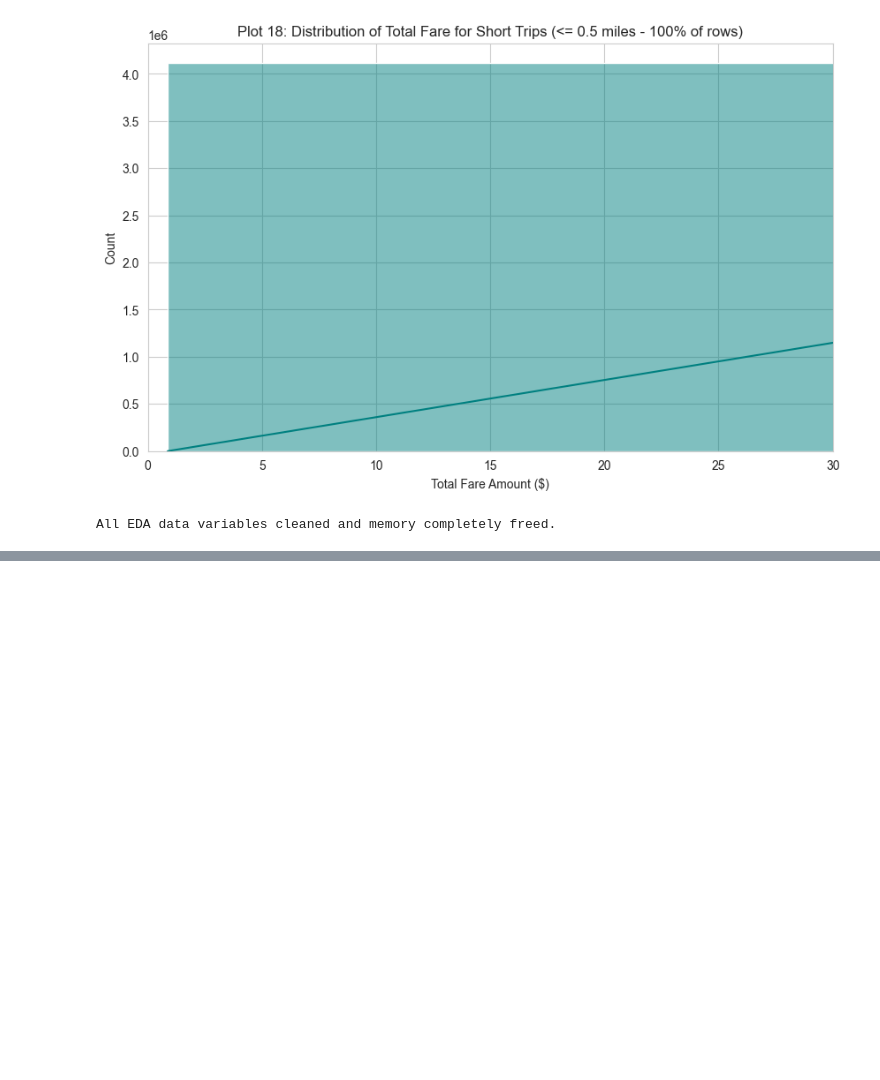
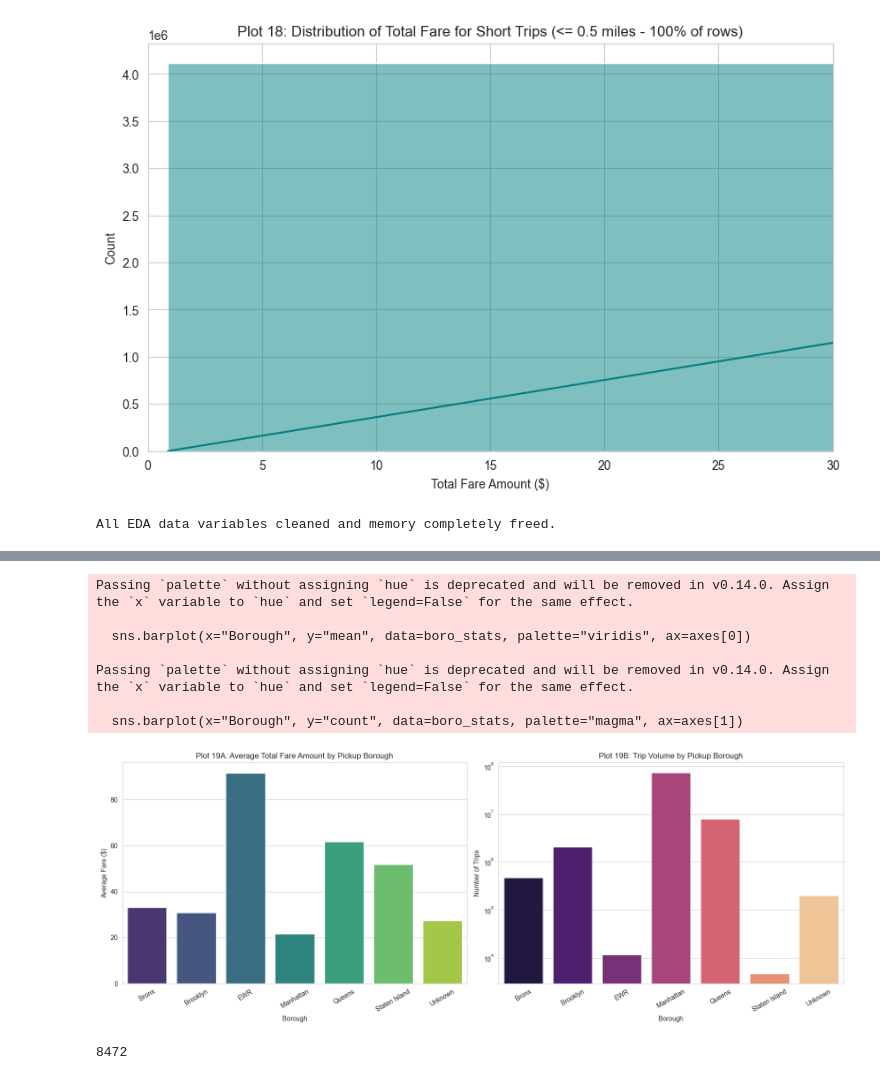
Before and after one commit to netanelr6/nyc-tlc-project-dsma-course, a Jupyter notebook: notebooks/01_eda_trip_fare.ipynb, the cells around one changed output, grey strips where cells are left out. Drawn from its saved outputs; the diff is of its cells as text; code cells hidden in the pictures; blank space fills up the shorter version.

Commit message:
feat: add exploratory data analysis notebook for NYC TLC trip fare data

```diff
--- a/notebooks/01_eda_trip_fare.ipynb
+++ b/notebooks/01_eda_trip_fare.ipynb
@@ -972,0 +980,38 @@ All EDA data variables cleaned and memory completely freed.
+# %%
+df = pd.read_parquet(TRAIN_CLEANED_PARQUET, columns=["PULocationID", "total_amount", "tip_amount"])
+df["total_fare_amount"] = df["total_amount"] - df["tip_amount"]
+lookup = pd.read_csv("notebooks/taxi_zone_lookup.csv")
+
+merged = df.merge(lookup, left_on="PULocationID", right_on="LocationID", how="left")
+del df, lookup
+gc.collect()
+
+boro_stats = merged.groupby("Borough")["total_fare_amount"].agg(["count", "mean"]).reset_index()
+
+fig, axes = plt.subplots(1, 2, figsize=(16, 6))
+sns.barplot(x="Borough", y="mean", data=boro_stats, palette="viridis", ax=axes[0])
+axes[0].set_title("Plot 19A: Average Total Fare Amount by Pickup Borough")
+axes[0].set_ylabel("Average Fare ($)")
+axes[0].tick_params(axis='x', rotation=30)
+
+sns.barplot(x="Borough", y="count", data=boro_stats, palette="magma", ax=axes[1])
+axes[1].set_title("Plot 19B: Trip Volume by Pickup Borough")
+axes[1].set_ylabel("Number of Trips")
+axes[1].set_yscale("log")
+axes[1].tick_params(axis='x', rotation=30)
+
+plt.tight_layout()
+plt.show()
+
+del merged, boro_stats
+gc.collect()
+# %% [output]
+Passing `palette` without assigning `hue` is deprecated and will be removed in v0.14.0. Assign the `x` variable to `hue` and set `legend=False` for the same effect.
+
+  sns.barplot(x="Borough", y="mean", data=boro_stats, palette="viridis", ax=axes[0])
+
+Passing `palette` without assigning `hue` is deprecated and will be removed in v0.14.0. Assign the `x` variable to `hue` and set `legend=False` for the same effect.
+
+  sns.barplot(x="Borough", y="count", data=boro_stats, palette="magma", ax=axes[1])
+[figure, added]
+8472
```
Also changed, not shown: parts of 6 cells of this notebook.
